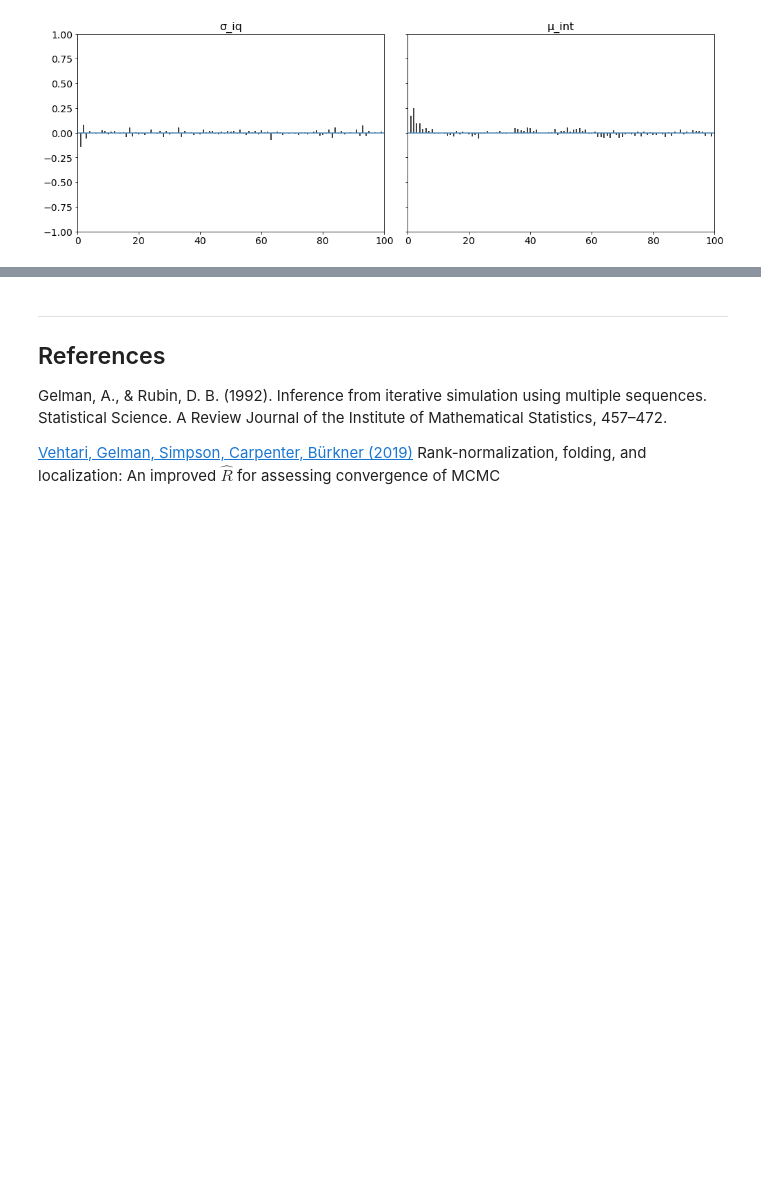
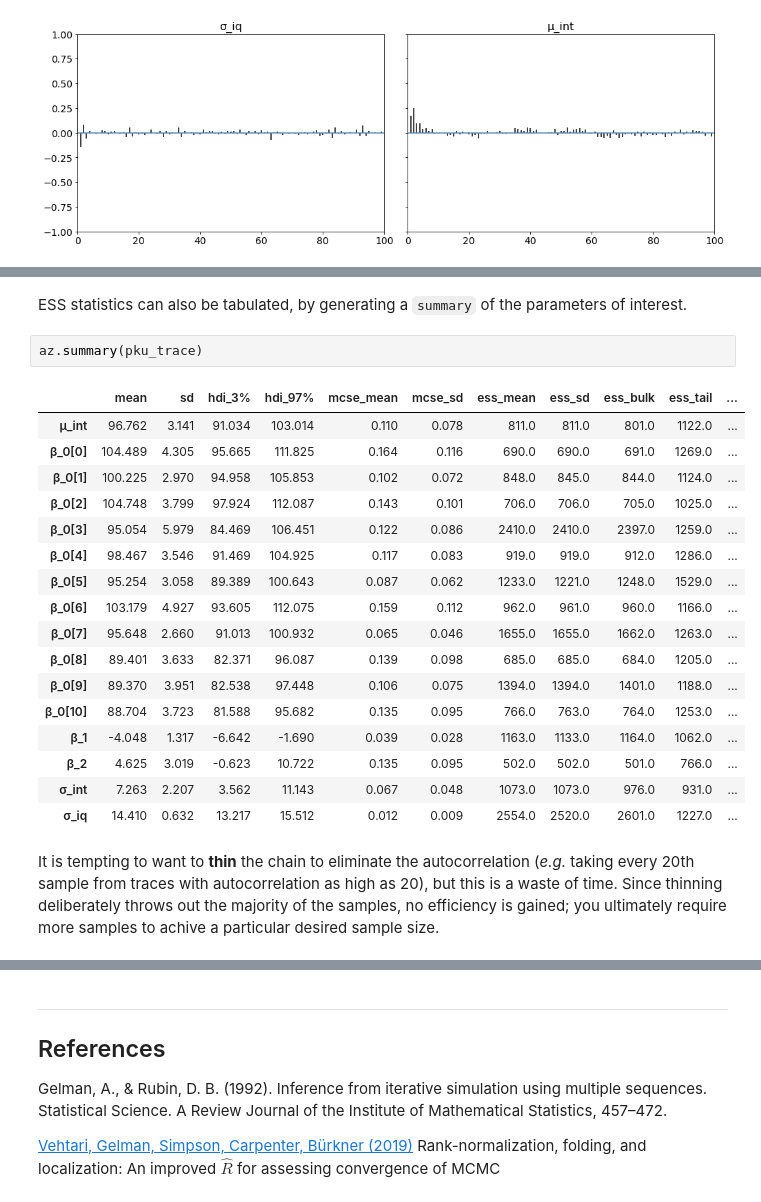
Before and after one commit to fonnesbeck/Bayes_Computing_Course, a Jupyter notebook: notebooks/Section3_2-Diagnostics.ipynb, the cells around one changed output, grey strips where cells are left out. Saved outputs shown, nothing was run; the diff lists cells and outputs as text; blank space fills up the shorter version.

```diff
--- a/notebooks/Section3_2-Diagnostics.ipynb
+++ b/notebooks/Section3_2-Diagnostics.ipynb
@@ -418,0 +433,24 @@ It is tempting to want to **thin** the chain to eliminate the autocorrelation (*
+# %% [markdown]
+ESS statistics can also be tabulated, by generating a `summary` of the parameters of interest.
+# %%
+az.summary(pku_trace)
+# %% [output]
+|  | mean | sd | hdi_3% | hdi_97% | mcse_mean | mcse_sd | ess_mean | ess_sd | ess_bulk | ess_tail | ... |
+| μ_int | 96.762 | 3.141 | 91.034 | 103.014 | 0.110 | 0.078 | 811.0 | 811.0 | 801.0 | 1122.0 | ... |
+| β_0[0] | 104.489 | 4.305 | 95.665 | 111.825 | 0.164 | 0.116 | 690.0 | 690.0 | 691.0 | 1269.0 | ... |
+| β_0[1] | 100.225 | 2.970 | 94.958 | 105.853 | 0.102 | 0.072 | 848.0 | 845.0 | 844.0 | 1124.0 | ... |
+| β_0[2] | 104.748 | 3.799 | 97.924 | 112.087 | 0.143 | 0.101 | 706.0 | 706.0 | 705.0 | 1025.0 | ... |
+| β_0[3] | 95.054 | 5.979 | 84.469 | 106.451 | 0.122 | 0.086 | 2410.0 | 2410.0 | 2397.0 | 1259.0 | ... |
+| β_0[4] | 98.467 | 3.546 | 91.469 | 104.925 | 0.117 | 0.083 | 919.0 | 919.0 | 912.0 | 1286.0 | ... |
+| β_0[5] | 95.254 | 3.058 | 89.389 | 100.643 | 0.087 | 0.062 | 1233.0 | 1221.0 | 1248.0 | 1529.0 | ... |
+| β_0[6] | 103.179 | 4.927 | 93.605 | 112.075 | 0.159 | 0.112 | 962.0 | 961.0 | 960.0 | 1166.0 | ... |
+| β_0[7] | 95.648 | 2.660 | 91.013 | 100.932 | 0.065 | 0.046 | 1655.0 | 1655.0 | 1662.0 | 1263.0 | ... |
+| β_0[8] | 89.401 | 3.633 | 82.371 | 96.087 | 0.139 | 0.098 | 685.0 | 685.0 | 684.0 | 1205.0 | ... |
+| β_0[9] | 89.370 | 3.951 | 82.538 | 97.448 | 0.106 | 0.075 | 1394.0 | 1394.0 | 1401.0 | 1188.0 | ... |
+| β_0[10] | 88.704 | 3.723 | 81.588 | 95.682 | 0.135 | 0.095 | 766.0 | 763.0 | 764.0 | 1253.0 | ... |
+| β_1 | -4.048 | 1.317 | -6.642 | -1.690 | 0.039 | 0.028 | 1163.0 | 1133.0 | 1164.0 | 1062.0 | ... |
+| β_2 | 4.625 | 3.019 | -0.623 | 10.722 | 0.135 | 0.095 | 502.0 | 502.0 | 501.0 | 766.0 | ... |
+| σ_int | 7.263 | 2.207 | 3.562 | 11.143 | 0.067 | 0.048 | 1073.0 | 1073.0 | 976.0 | 931.0 | ... |
+| σ_iq | 14.410 | 0.632 | 13.217 | 15.512 | 0.012 | 0.009 | 2554.0 | 2520.0 | 2601.0 | 1227.0 | ... |
+# %% [markdown]
+It is tempting to want to **thin** the chain to eliminate the autocorrelation (*e.g.* taking every 20th sample from traces with autocorrelation as high as 20), but this is a waste of time. Since thinning deliberately throws out the majority of the samples, no efficiency is gained; you ultimately require more samples to achive a particular desired sample size.
```
Also changed, not shown: parts of 11 cells of this notebook.
